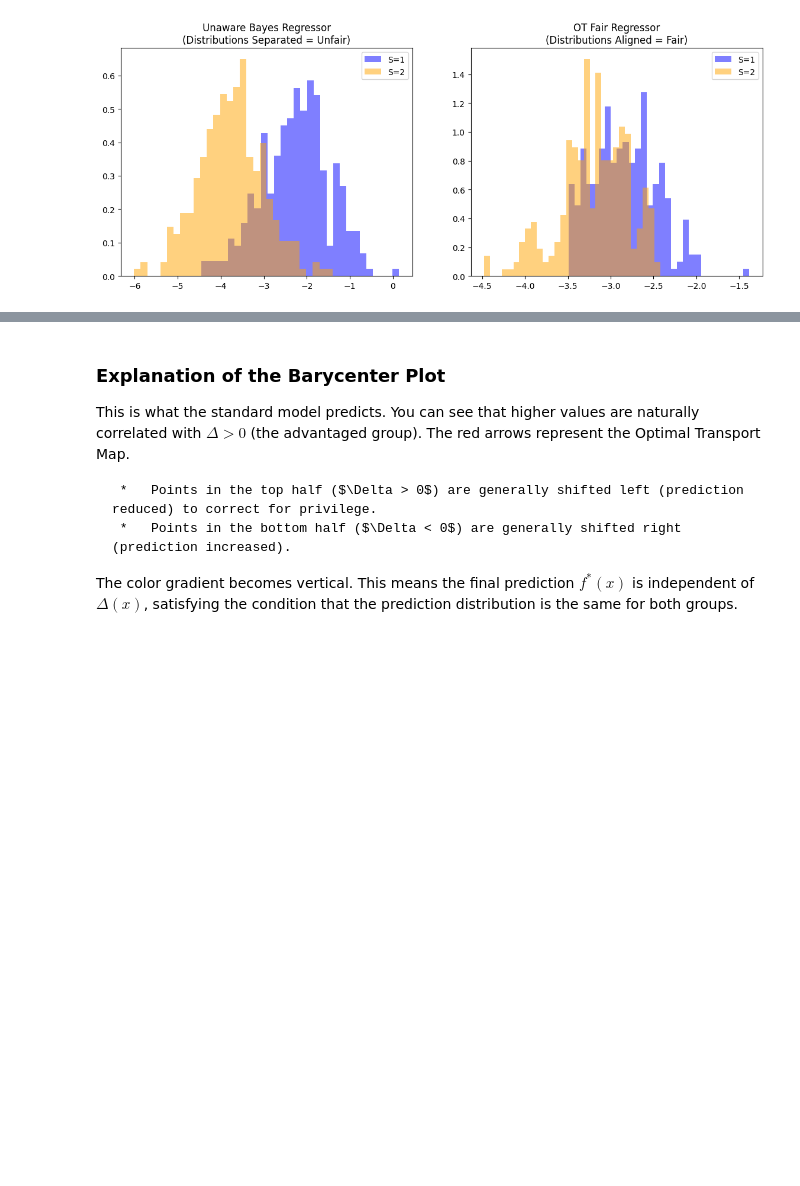
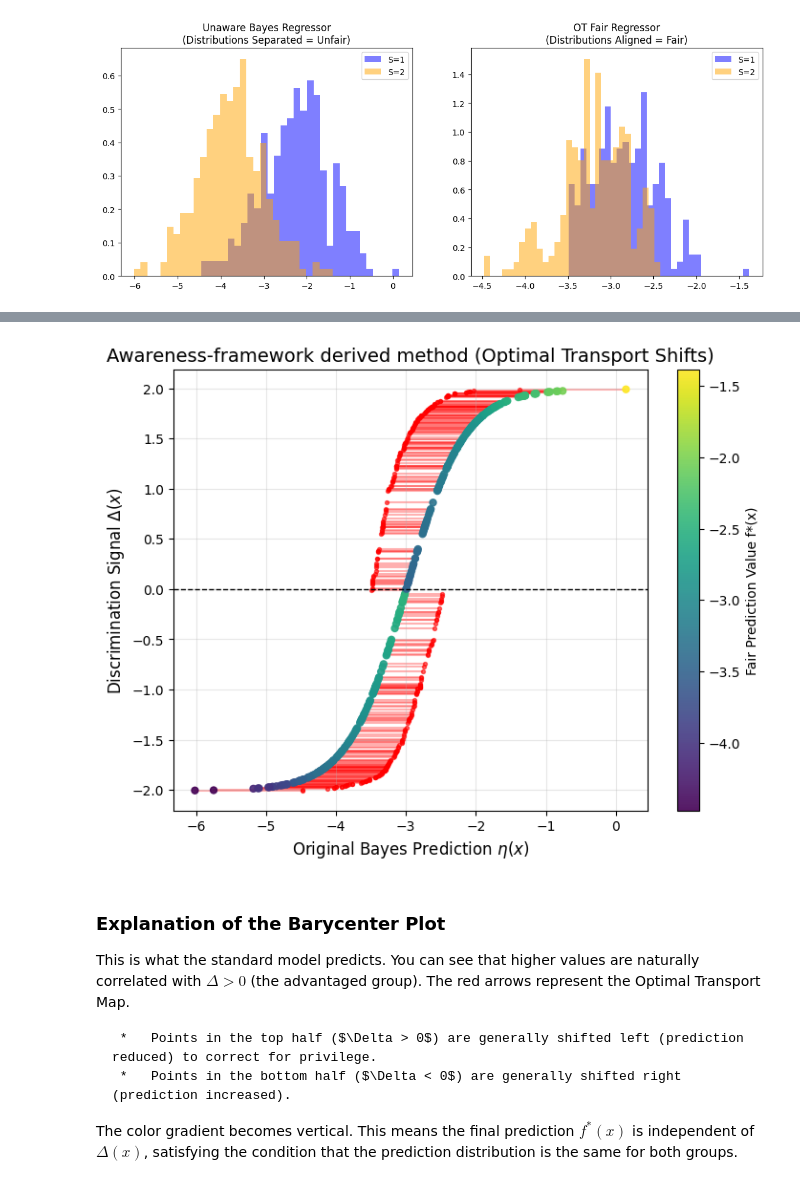
Before and after one commit to AugustinBouquillard/demographic-parity, a Jupyter notebook: toy_example_visualization.ipynb, the cells around one changed output, grey strips where cells are left out. Drawn from its saved outputs; the diff is of its cells as text; code cells hidden in the pictures; blank space fills up the shorter version.

```diff
--- a/toy_example_visualization.ipynb
+++ b/toy_example_visualization.ipynb
@@ -337,36 +337,38 @@ eta_sub = eta_vis[indices]
 delta_sub = delta_vis[indices]
 y_pred_sub = y_pred_fair[indices]
 
 # Create the plot
-plt.figure(figsize=(12, 8))
+plt.figure(figsize=(8, 6))
 
 # 2. The "Red Filling": Draw horizontal lines from original eta(x) to fair f*(x)
 # zorder=1 keeps the lines behind the scatter points
 plt.hlines(y=delta_sub, xmin=eta_sub, xmax=y_pred_sub,
            color='red', alpha=0.3, linewidth=1.5, zorder=1)
 
 # 3. Scatter plot: Original points
 sc = plt.scatter(eta_sub, delta_sub, c=y_pred_sub, cmap='viridis',
                  alpha=0.9, s=25, zorder=2)
 
 # Optional: Add tiny red dots at the destination to clearly anchor the end of the transport
 plt.scatter(y_pred_sub, delta_sub, color='red', alpha=0.6, s=8, zorder=2)
 
 plt.colorbar(sc, label='Fair Prediction Value f*(x)')
 
 # Add formatting
 plt.axhline(0, color='black', linestyle='--', linewidth=1, label='Neutral Zone (Delta=0)')
 
 # Adjusted text positioning slightly to avoid overlapping with data
-plt.text(np.min(eta_sub), np.max(delta_sub) * 0.8, "Region $\mu_+$ (Looks like S=2)", fontsize=12, color='darkred')
-plt.text(np.min(eta_sub), np.min(delta_sub) * 0.8, "Region $\mu_-$ (Looks like S=1)", fontsize=12, color='darkblue')
+#plt.text(np.min(eta_sub), np.max(delta_sub) * 0.8, "Region $\mu_+$ (Looks like S=2)", fontsize=12, color='darkred')
+#plt.text(np.min(eta_sub), np.min(delta_sub) * 0.8, "Region $\mu_-$ (Looks like S=1)", fontsize=12, color='darkblue')
 
 plt.title("Awareness-framework derived method (Optimal Transport Shifts)", fontsize=14)
 plt.xlabel("Original Bayes Prediction $\eta(x)$", fontsize=12)
 plt.ylabel("Discrimination Signal $\Delta(x)$", fontsize=12)
 plt.grid(True, alpha=0.3)
 
 plt.show()
+# %% [output]
+[figure, added]
 # %% [markdown]
 ### Explanation of the Barycenter Plot
 
```
Also changed, not shown: parts of 3 cells of this notebook, 1 other file.
